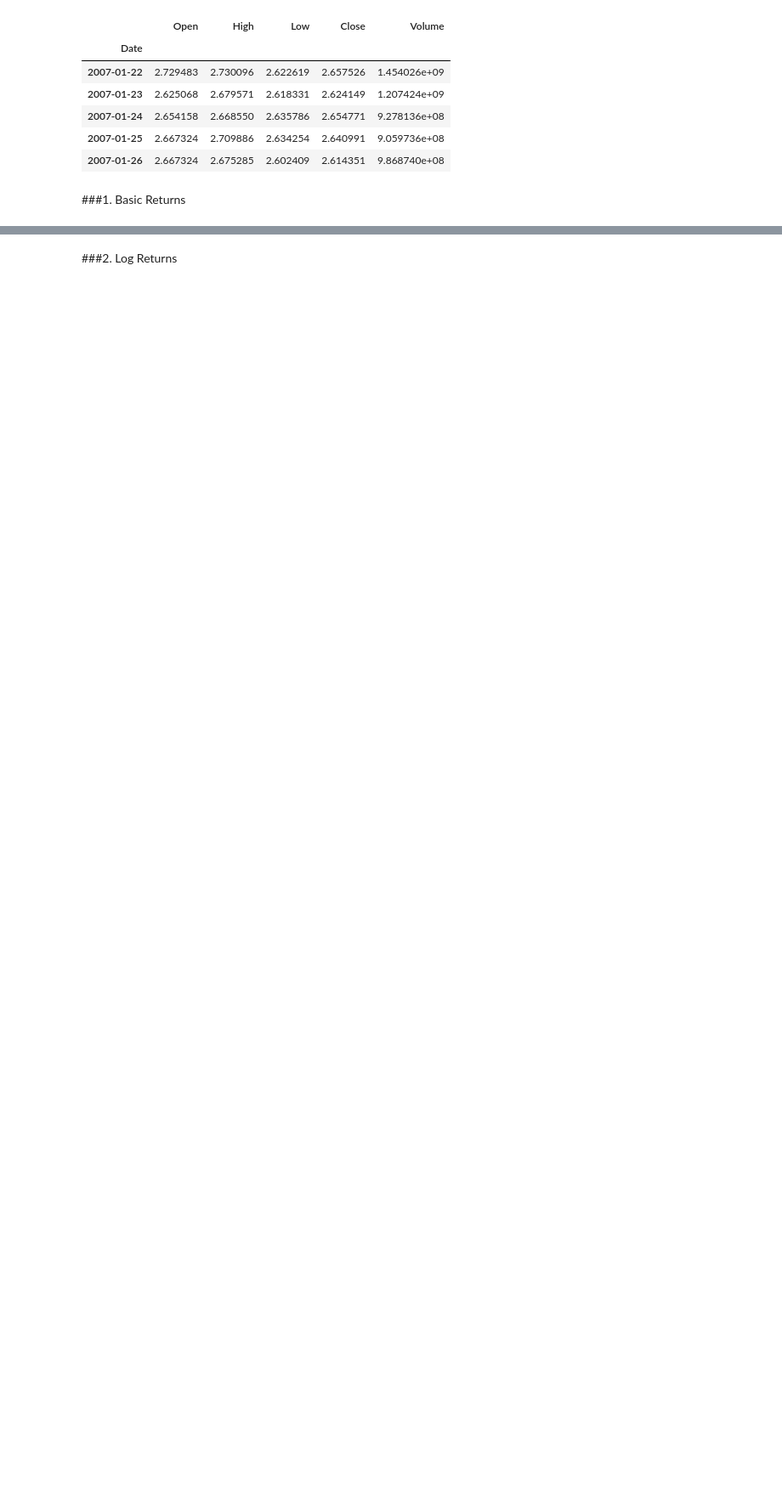
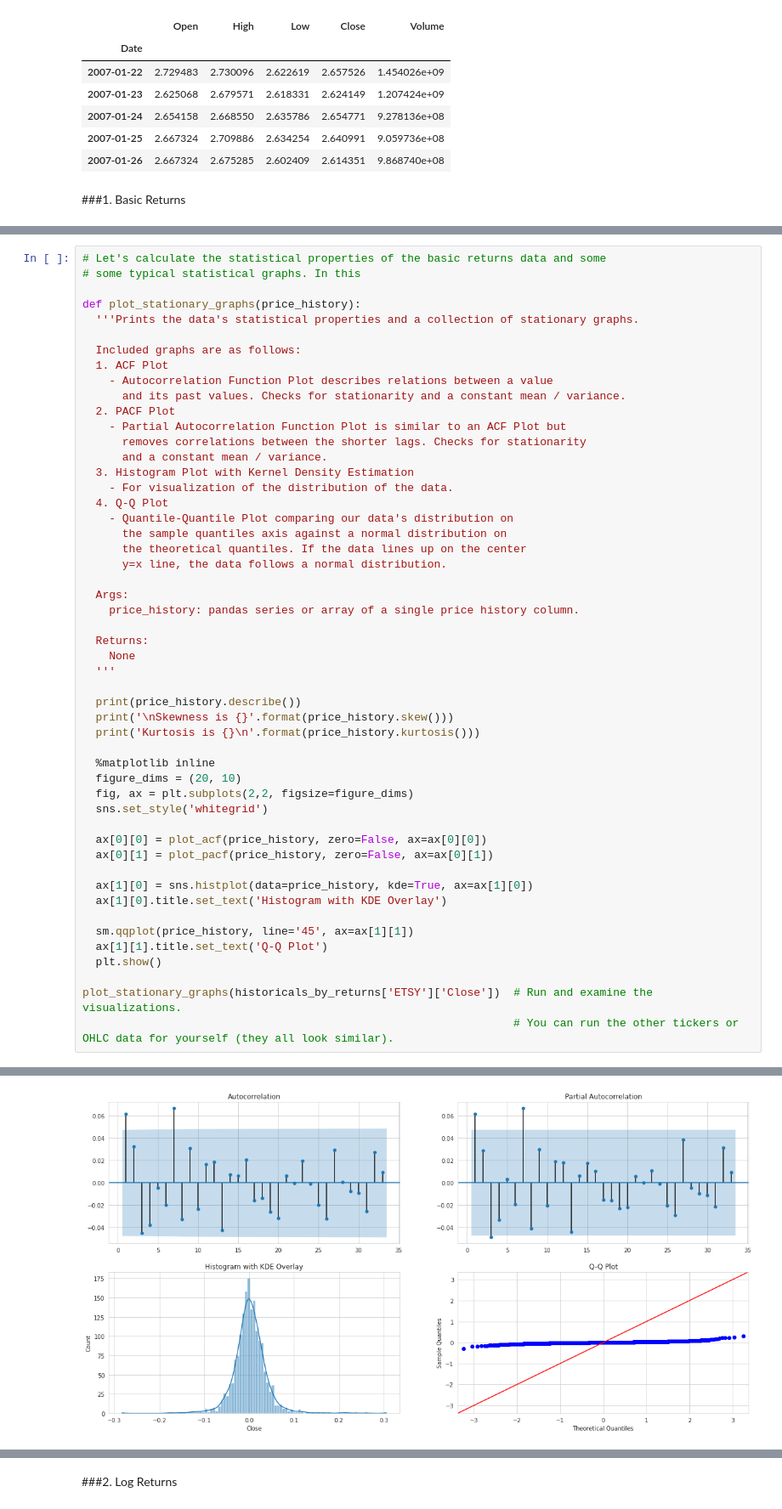
Before and after one commit to muchcreative/Single-Stock-EDA-Example, a Jupyter notebook: 1. Initial Data Transformations/Initial_Data_Transformations.ipynb, the cells around one changed output, grey strips where cells are left out. Shown at 85% size. Saved outputs shown, nothing was run; the diff lists cells and outputs as text; blank space fills up the shorter version.

```diff
--- a/1. Initial Data Transformations/Initial_Data_Transformations.ipynb
+++ b/1. Initial Data Transformations/Initial_Data_Transformations.ipynb
@@ -145,0 +91,52 @@ Kurtosis is 6.313974857330322
+# %%
+# Let's calculate the statistical properties of the basic returns data and some
+# some typical statistical graphs. In this
+
+def plot_stationary_graphs(price_history):
+  '''Prints the data's statistical properties and a collection of stationary graphs.
+
+  Included graphs are as follows:
+  1. ACF Plot
+    - Autocorrelation Function Plot describes relations between a value
+      and its past values. Checks for stationarity and a constant mean / variance.
+  2. PACF Plot
+    - Partial Autocorrelation Function Plot is similar to an ACF Plot but
+      removes correlations between the shorter lags. Checks for stationarity
+      and a constant mean / variance.
+  3. Histogram Plot with Kernel Density Estimation
+    - For visualization of the distribution of the data.
+  4. Q-Q Plot
+    - Quantile-Quantile Plot comparing our data's distribution on
+      the sample quantiles axis against a normal distribution on
+      the theoretical quantiles. If the data lines up on the center
+      y=x line, the data follows a normal distribution.
+
+  Args:
+    price_history: pandas series or array of a single price history column.
+
+  Returns:
+    None
+  '''
+
+  print(price_history.describe())
+  print('\nSkewness is {}'.format(price_history.skew()))
+  print('Kurtosis is {}\n'.format(price_history.kurtosis()))
+
+  %matplotlib inline
+  figure_dims = (20, 10)
+  fig, ax = plt.subplots(2,2, figsize=figure_dims)
+  sns.set_style('whitegrid')
+
+  ax[0][0] = plot_acf(price_history, zero=False, ax=ax[0][0])
+  ax[0][1] = plot_pacf(price_history, zero=False, ax=ax[0][1])
+
+  ax[1][0] = sns.histplot(data=price_history, kde=True, ax=ax[1][0])
+  ax[1][0].title.set_text('Histogram with KDE Overlay')
+
+  sm.qqplot(price_history, line='45', ax=ax[1][1])
+  ax[1][1].title.set_text('Q-Q Plot')
+  plt.show()
+
+plot_stationary_graphs(historicals_by_returns['ETSY']['Close'])  # Run and examine the visualizations.
+                                                                 # You can run the other tickers or OHLC data for yourself (they all look similar).
+# %% [output]
@@ -145,0 +155 @@ Kurtosis is 6.313974857330322
+[figure, added]
```
Also changed, not shown: parts of 10 cells of this notebook.
